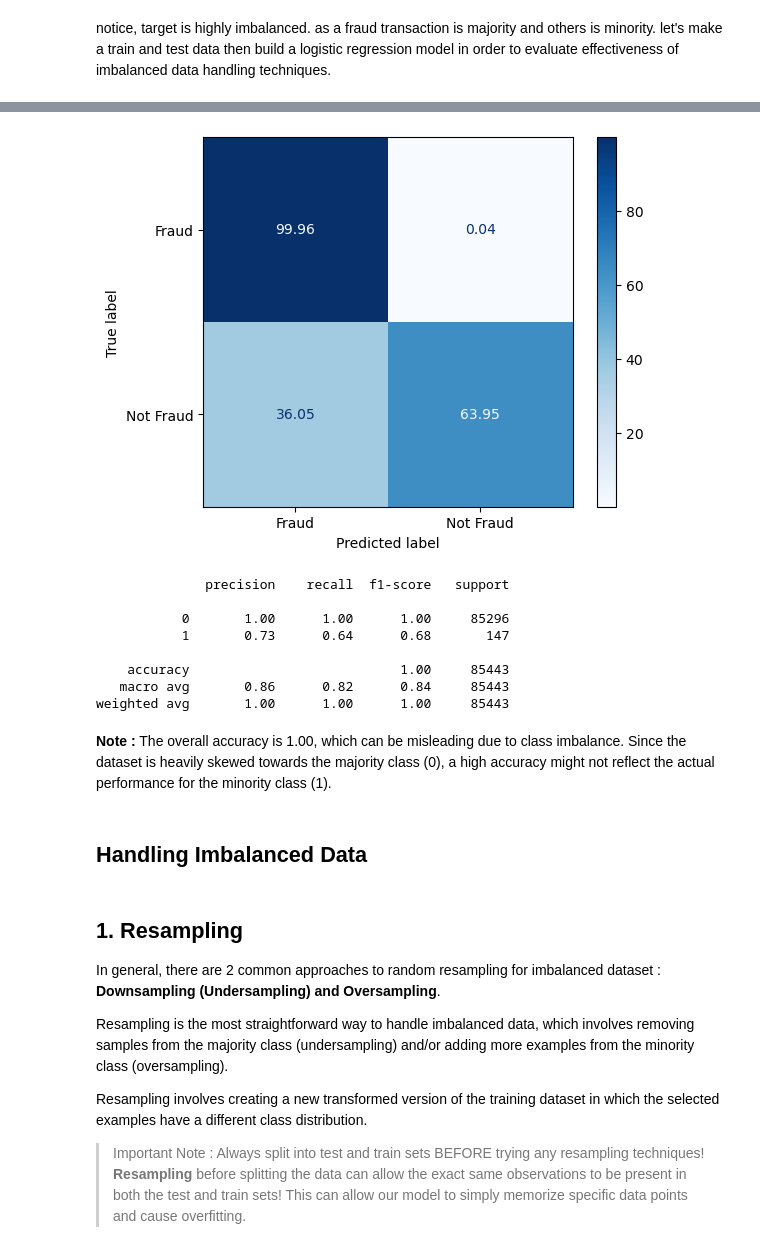
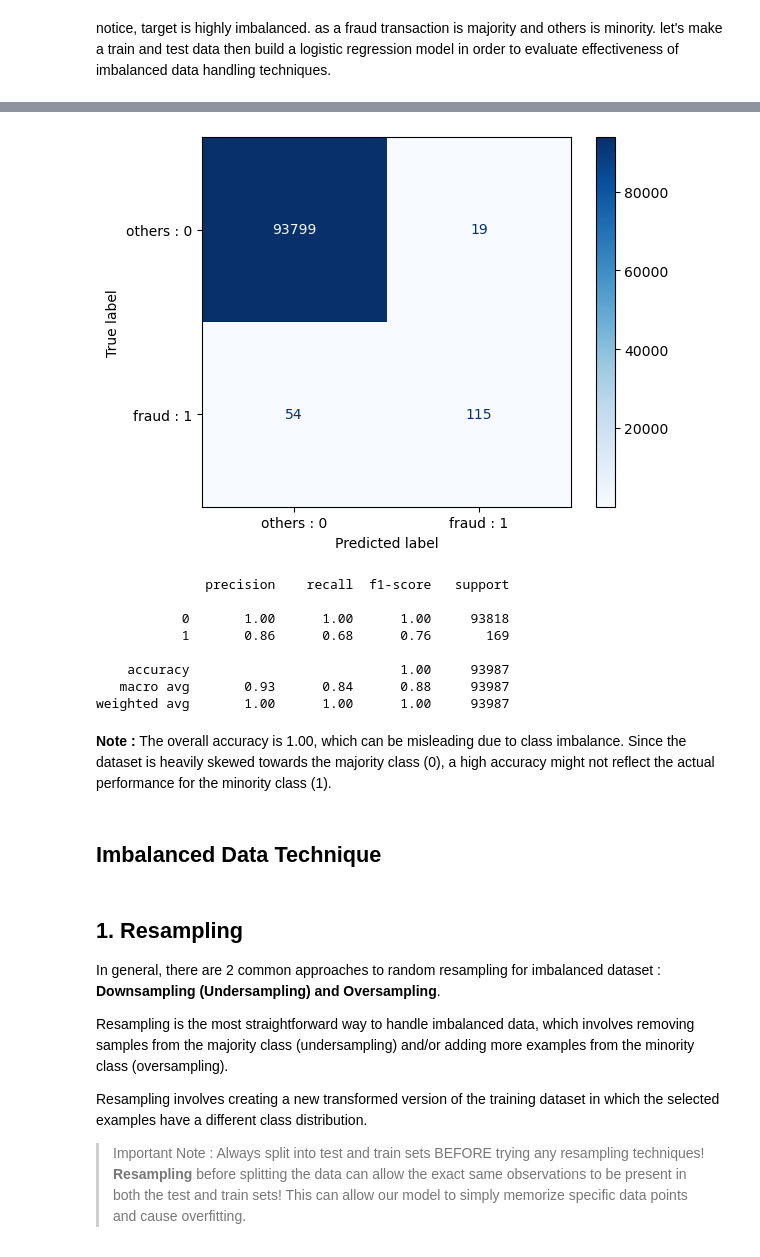
Before and after one commit to adisetiawannn/datascience_python, a Jupyter notebook: data_science_with_python/data_preprocessing/class_imbalance.ipynb, the cells around one changed output, grey strips where cells are left out. Cells and saved outputs as stored; diff of their text form; code cells hidden in the pictures.

```diff
--- a/data_science_with_python/data_preprocessing/class_imbalance.ipynb
+++ b/data_science_with_python/data_preprocessing/class_imbalance.ipynb
@@ -130,10 +169,37 @@ notice, target is highly imbalanced. as a fraud transaction is majority and othe
 # %%
 from sklearn.linear_model import LogisticRegression
 from sklearn.model_selection import train_test_split
+from sklearn.metrics import confusion_matrix, classification_report, ConfusionMatrixDisplay, roc_curve, RocCurveDisplay,auc, f1_score,accuracy_score, precision_score, recall_score
+import numpy as np
 
 # Define target and features
 raw_target = dataset['Class'].copy()  # Target column (Class)
 raw_features = dataset.drop(columns=['Class'],axis=1)  # Feature columns
 
-model = LogisticRegression(random_state=42, max_iter=200, penalty='l2')
-X_raw_train, X_raw_test, y_raw_train, y_raw_test = train_test_split(raw_features, raw_target, test_size=0.30)
+# build logistic regression model
+model = LogisticRegression(random_state=42)
+X_raw_train, X_raw_test, y_raw_train, y_raw_test = train_test_split(raw_features, raw_target, test_size=0.33)
+
+# fit raw_dataset to the model
+model_fit = model.fit(X_raw_train, y_raw_train)
+y_raw_pred = model_fit.predict(X_raw_test)
+
+# display confusion matrix
+raw_cm = confusion_matrix(y_true=y_raw_test, y_pred=y_raw_pred)
+
+raw_disp_cm = ConfusionMatrixDisplay(raw_cm, display_labels=np.where(model.classes_ == 0, 'others : 0', 'fraud : 1'))
+raw_disp_cm.plot(cmap='Blues')
+plt.show()
+
+# print classification report
+print(classification_report(y_raw_test, y_raw_pred))
+# %% [output]
+[figure, added]
+              precision    recall  f1-score   support
+
+           0       1.00      1.00      1.00     93818
+           1       0.86      0.68      0.76       169
+
+    accuracy                           1.00     93987
+   macro avg       0.93      0.84      0.88     93987
+weighted avg       1.00      1.00      1.00     93987
@@ -149,32 +206,7 @@ y_raw_pred = model_fit.predict(X_raw_test)
-# %%
-from sklearn.metrics import confusion_matrix, classification_report, ConfusionMatrixDisplay, roc_curve, RocCurveDisplay,auc, f1_score,accuracy_score, precision_score, recall_score
-import numpy as np
-
-raw_cm = confusion_matrix(y_true=y_raw_test, y_pred=y_raw_pred)
-
-# Normalize confusion matrix to get percentages
-raw_cm_normalized = raw_cm.astype(float) / raw_cm.sum(axis=1)[:, np.newaxis] * 100
-
-raw_disp_cm = ConfusionMatrixDisplay(raw_cm_normalized, display_labels=np.where(model.classes_ == 0, 'Fraud', 'Not Fraud'))
-raw_disp_cm.plot(cmap='Blues', values_format='.2f')
-plt.show()
-
-# print classification report
-print(classification_report(y_raw_test, y_raw_pred))
-# %% [output]
-[figure, removed]
-              precision    recall  f1-score   support
-
-           0       1.00      1.00      1.00     85296
-           1       0.73      0.64      0.68       147
-
-    accuracy                           1.00     85443
-   macro avg       0.86      0.82      0.84     85443
-weighted avg       1.00      1.00      1.00     85443
 # %% [markdown]
 **Note :** The overall accuracy is 1.00, which can be misleading due to class imbalance. Since the dataset is heavily skewed towards the majority class (0), a high accuracy might not reflect the actual performance for the minority class (1).
 # %% [markdown]
-## **Handling Imbalanced Data**
+## **Imbalanced Data Technique**
 # %% [markdown]
 ## 1. Resampling
 
```
Also changed, not shown: parts of 50 cells of this notebook.
